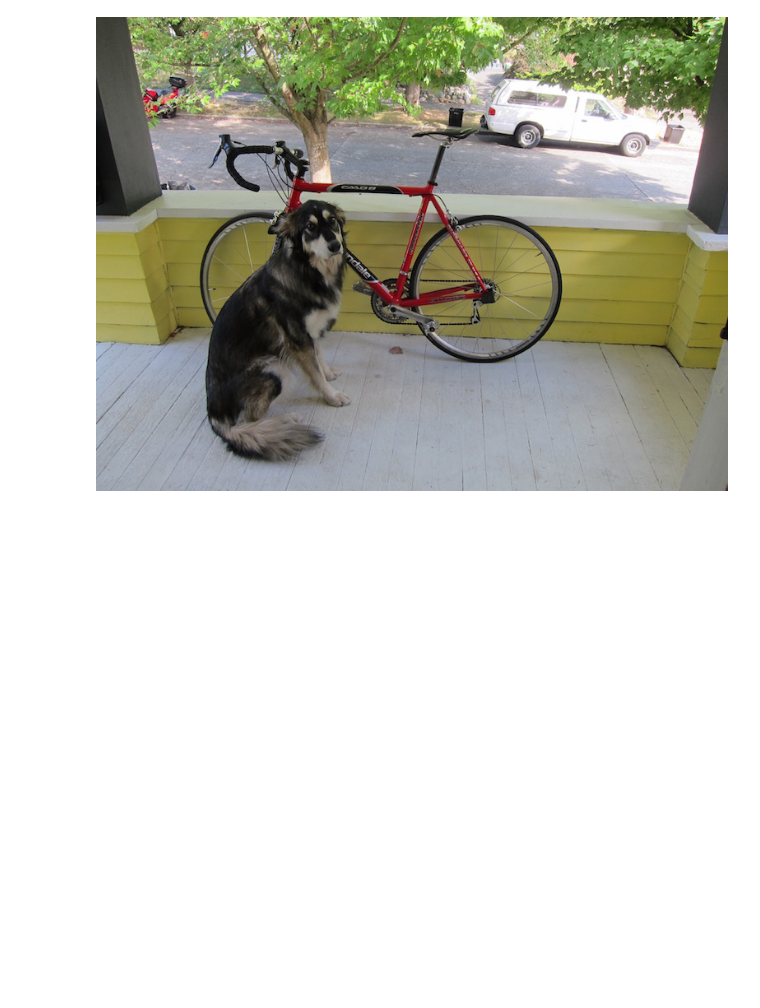
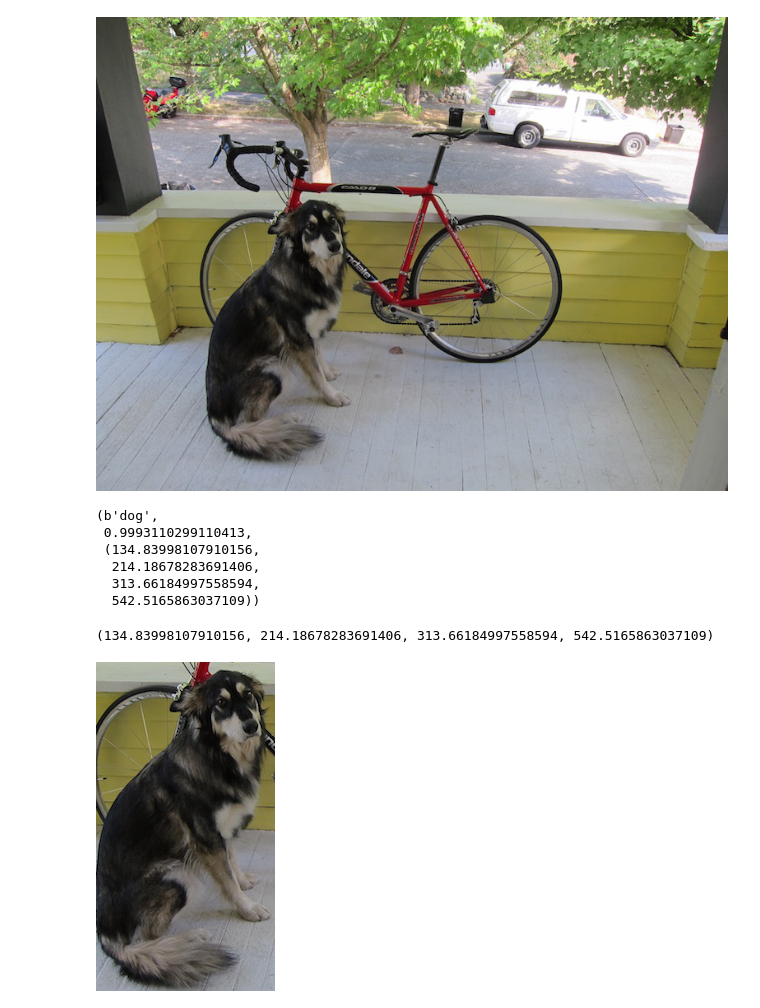
Before and after one commit to dapperfu/pydarknet2, a Jupyter notebook: Development/module_libdarknet-Copy5.ipynb, the cells around one changed output. Saved outputs shown, nothing was run; the diff lists cells and outputs as text; code cells hidden in the pictures; blank space fills up the shorter version.

```diff
--- a/Development/module_libdarknet-Copy5.ipynb
+++ b/Development/module_libdarknet-Copy5.ipynb
@@ -131,5 +131,22 @@ image_ = Image.open(image_path)
 image_
 # %% [output]
 [figure]
+# %%
+res[0]
+# %% [output]
+(b'dog',
+ 0.9993110299110413,
+ (134.83998107910156,
+  214.18678283691406,
+  313.66184997558594,
+  542.5165863037109))
+# %%
+res[0][2]
+# %% [output]
+(134.83998107910156, 214.18678283691406, 313.66184997558594, 542.5165863037109)
 # %%
-dog = image_.crop()
+dog = image_.crop(res[0][2])
+# %%
+dog
+# %% [output]
+[figure, added]
```
